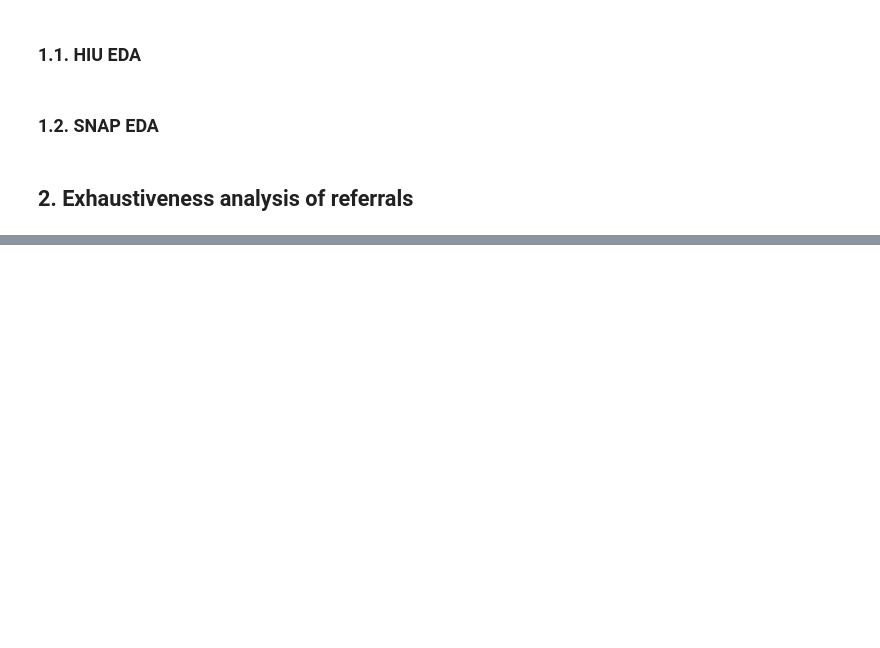
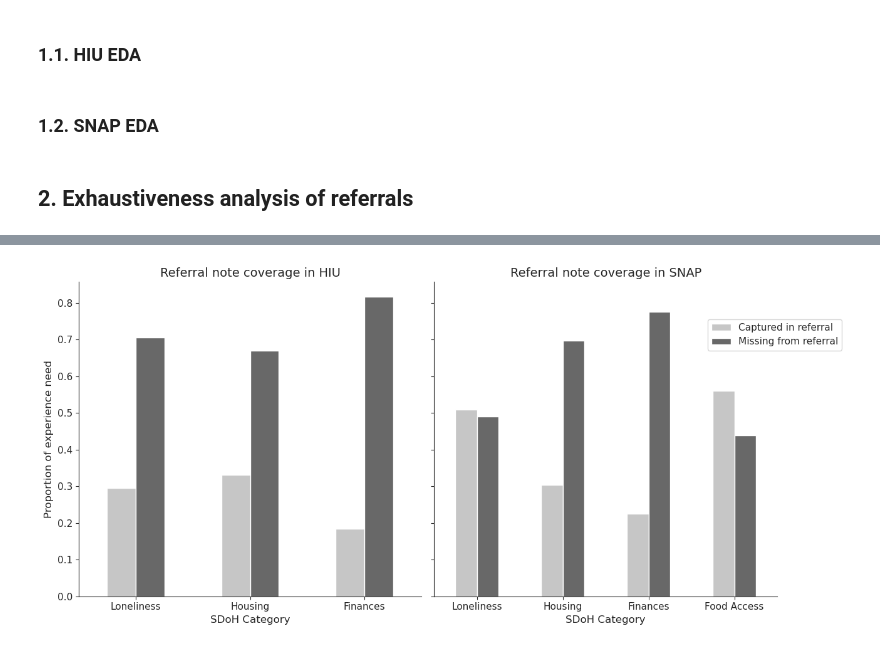
Before and after one commit to MatteoLarrode/SDoH-LLM-Extraction, a Jupyter notebook: notebooks/04_analysis.ipynb, the cells around one changed output, grey strips where cells are left out. Saved outputs shown, nothing was run; the diff lists cells and outputs as text; code cells hidden in the pictures; blank space fills up the shorter version.

```diff
--- a/notebooks/04_analysis.ipynb
+++ b/notebooks/04_analysis.ipynb
@@ -217,0 +132,69 @@ sns.barplot(data=df_combined_reset, x="sdoh_category", y="Recall (Exhaustiveness
+# %%
+def plot_exhaustiveness_comparison_split(df_long, save_path="../results/figures/notes_exhaustiveness_comparison_split.png"):
+    # Filter to experienced
+    df_exp = df_long[df_long["structured_experienced"] == True].copy()
+    df_exp = df_exp[~((df_exp["dataset"] == "HIU") & (df_exp["sdoh_category"] == "foodaccess"))]
+
+    # Count proportions
+    df_counts = df_exp.groupby(["dataset", "sdoh_category", "documentation_status"]).size().unstack(fill_value=0)
+    df_counts["Total"] = df_counts.sum(axis=1)
+    df_counts["Captured in referral"] = df_counts.get("Documented & Experienced", 0)
+    df_counts["Missing from referral"] = df_counts.get("Undocumented but Experienced", 0)
+
+    df_plot = df_counts[["Captured in referral", "Missing from referral"]].div(df_counts["Total"], axis=0)
+    df_plot = df_plot.reset_index().melt(id_vars=["dataset", "sdoh_category"], var_name="Documentation", value_name="Proportion")
+
+    # Relabel SDoH
+    label_map = {
+        "housing": "Housing",
+        "finances": "Finances",
+        "loneliness": "Loneliness",
+        "foodaccess": "Food Access"
+    }
+    df_plot["sdoh_category"] = df_plot["sdoh_category"].map(label_map)
+    category_order = ["Loneliness", "Housing", "Finances", "Food Access"]
+
+    # Separate datasets
+    datasets = df_plot["dataset"].unique()
+    fig, axes = plt.subplots(1, len(datasets), figsize=(12, 6), sharey=True)
+
+    if len(datasets) == 1:
+        axes = [axes]  # ensure iterable if single panel
+
+    for i, dataset in enumerate(datasets):
+        subset = df_plot[df_plot["dataset"] == dataset]
+        order = subset["sdoh_category"].unique()
+
+        sns.barplot(
+            data=subset,
+            x="sdoh_category",
+            y="Proportion",
+            hue="Documentation",
+            palette="Greys",
+            width=0.5,
+            ax=axes[i],
+            order=[c for c in category_order if c in subset["sdoh_category"].unique()]
+        )
+
+        axes[i].set_title(f"Referral note coverage in {dataset}", fontsize=14)
+        axes[i].set_xlabel("SDoH Category", fontsize=12)
+        axes[i].tick_params(axis="x", labelrotation=0, labelsize=11)
+        axes[i].tick_params(axis="y", labelsize=11)
+        if i == 0:
+            axes[i].set_ylabel("Proportion of experience need", fontsize=12)
+        else:
+            axes[i].set_ylabel("")
+
+        # Suppress duplicate legends
+        axes[i].legend_.remove()
+
+    handles, labels = axes[0].get_legend_handles_labels()
+    fig.legend(handles, labels, title=None, loc="upper right", fontsize=11, bbox_to_anchor=(1.08, 0.85))
+    sns.despine()
+    plt.tight_layout()
+    plt.savefig(save_path, dpi=300, bbox_inches="tight")
+    plt.show()
+
+plot_exhaustiveness_comparison_split(df_combined_long)
+# %% [output]
+[figure, added]
```
Also changed, not shown: parts of 12 cells of this notebook, 2 other files.
